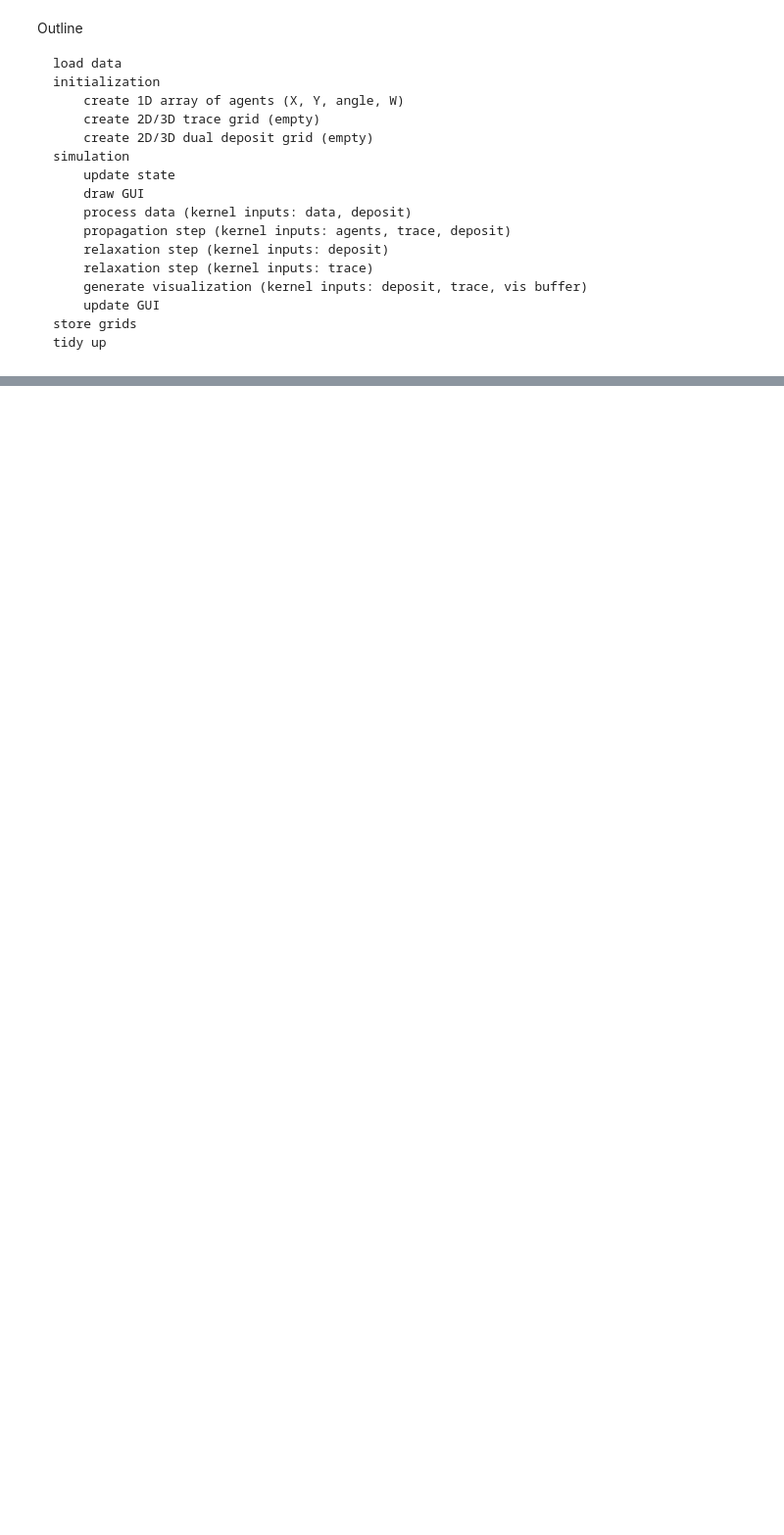
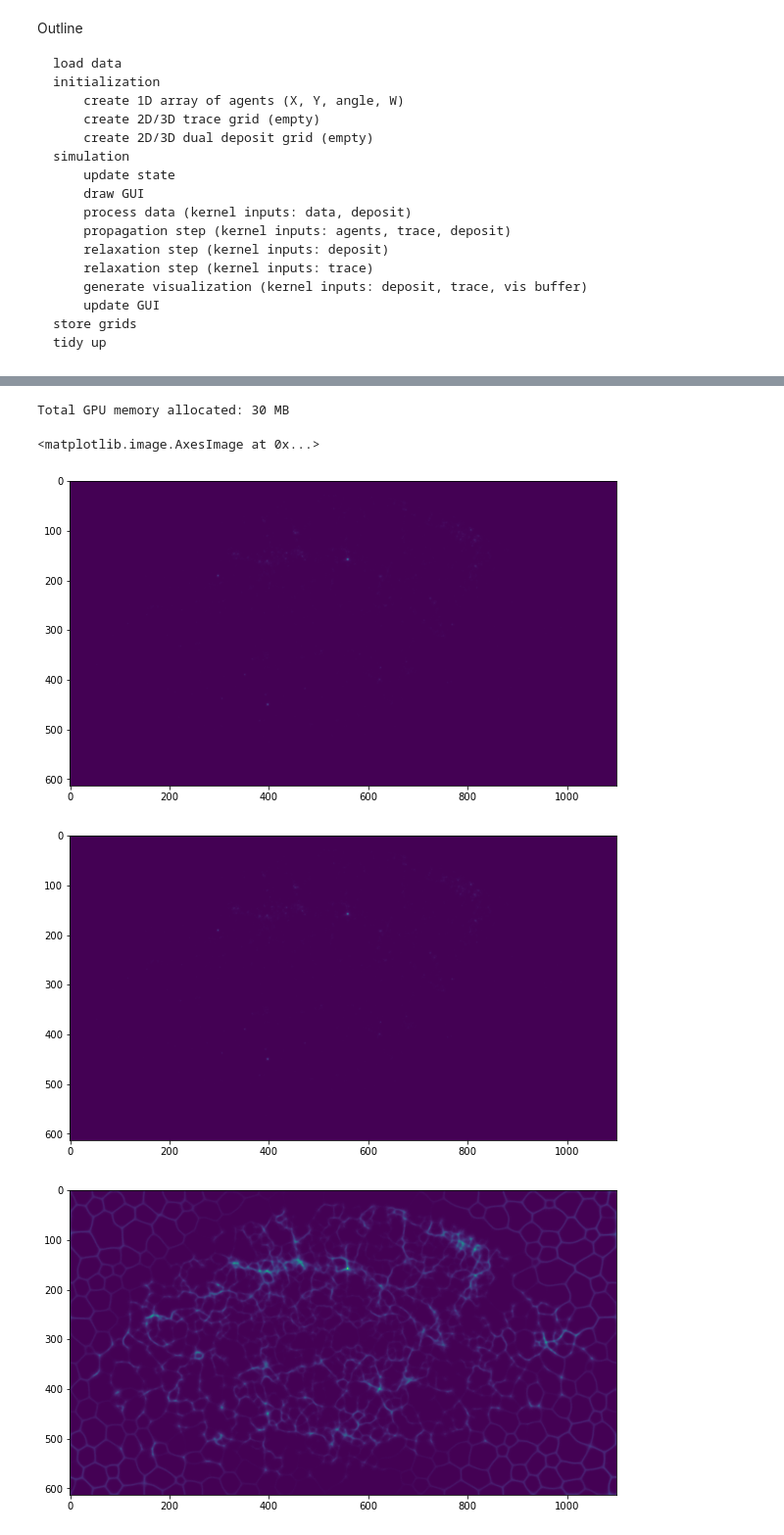
Before and after one commit to PolyPhyHub/PolyPhy, a Jupyter notebook: experiments/jupyter/PolyPhy_2D.ipynb, the cells around one changed output, grey strips where cells are left out. Shown at 98% size. Saved outputs shown, nothing was run; the diff lists cells and outputs as text; code cells hidden in the pictures; blank space fills up the shorter version.

Commit message:
Milestone
+ added onscreen documentation
* tuned visualization
* all the pretty final farkles

```diff
--- a/experiments/jupyter/PolyPhy_2D.ipynb
+++ b/experiments/jupyter/PolyPhy_2D.ipynb
@@ -31,8 +31,8 @@ import taichi as ti
 ROOT = 'c:/UCSC/Projects/PolyPhy/repo/PolyPhy/'
 
 ## Data input file - leave empty for random set
-INPUT_FILE = ''
-# INPUT_FILE = ROOT + 'data/csv/sample_2D_linW.csv'
+# INPUT_FILE = ''
+INPUT_FILE = ROOT + 'data/csv/sample_2D_linW.csv'
 # INPUT_FILE = ROOT + 'data/csv/sample_2D_logW.csv'
 
 ## Type aliases
@@ -164,6 +177,8 @@ print('Total GPU memory allocated:', INT_CPU(4 * (\
     trace_field.shape[0] * trace_field.shape[1] * 1 + \
     vis_field.shape[0] * vis_field.shape[1] * 3 \
     ) / 2 ** 20), 'MB')
+# %% [output]
+Total GPU memory allocated: 30 MB
 # %%
 ## Define all GPU functions and kernels
 @ti.kernel
@@ -484,14 +549,21 @@ np.save(ROOT + 'data/fits/trace_' + current_stamp + '.npy', trace)
 # %%
 ## Plot results
 ## Compare with stored fields
+current_stamp, deposit, trace = store_fit()
+
 plt.figure(figsize = (10.0, 10.0))
 plt.imshow(np.transpose(deposit[:,:,0]))
 plt.figure(figsize = (10.0, 10.0))
 deposit_restored = np.load(ROOT + 'data/fits/deposit_' + current_stamp + '.npy')
 plt.imshow(np.transpose(deposit_restored[:,:,0]))
 
 plt.figure(figsize = (10.0, 10.0))
 plt.imshow(np.transpose(trace[:,:,0]))
 plt.figure(figsize = (10.0, 10.0))
 trace_restored = np.load(ROOT + 'data/fits/trace_' + current_stamp + '.npy')
 plt.imshow(np.transpose(trace_restored[:,:,0]))
+# %% [output]
+<matplotlib.image.AxesImage at 0x...>
+[figure, added]
+[figure, added]
+[figure, added]
```
Also changed, not shown: parts of 6 cells of this notebook.
